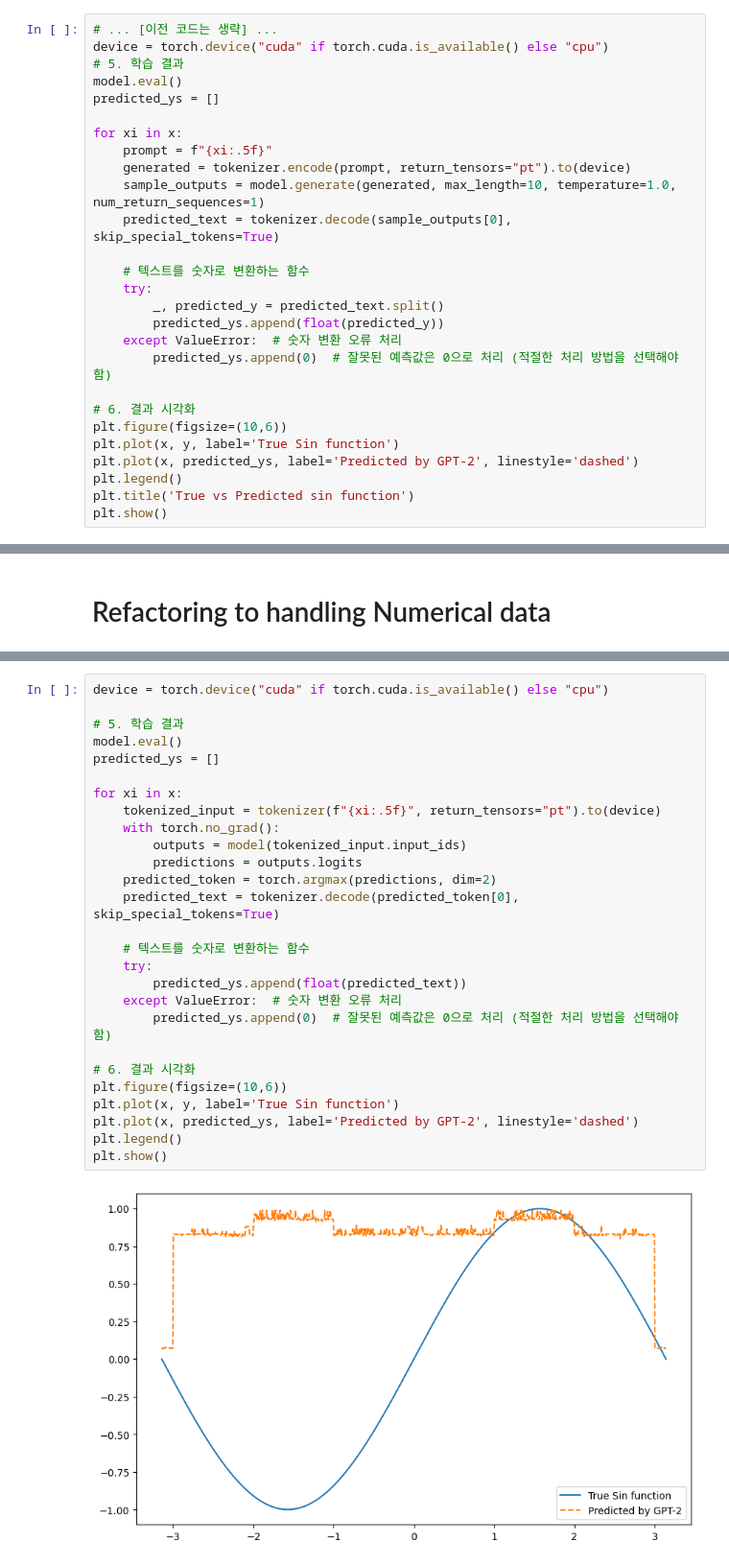
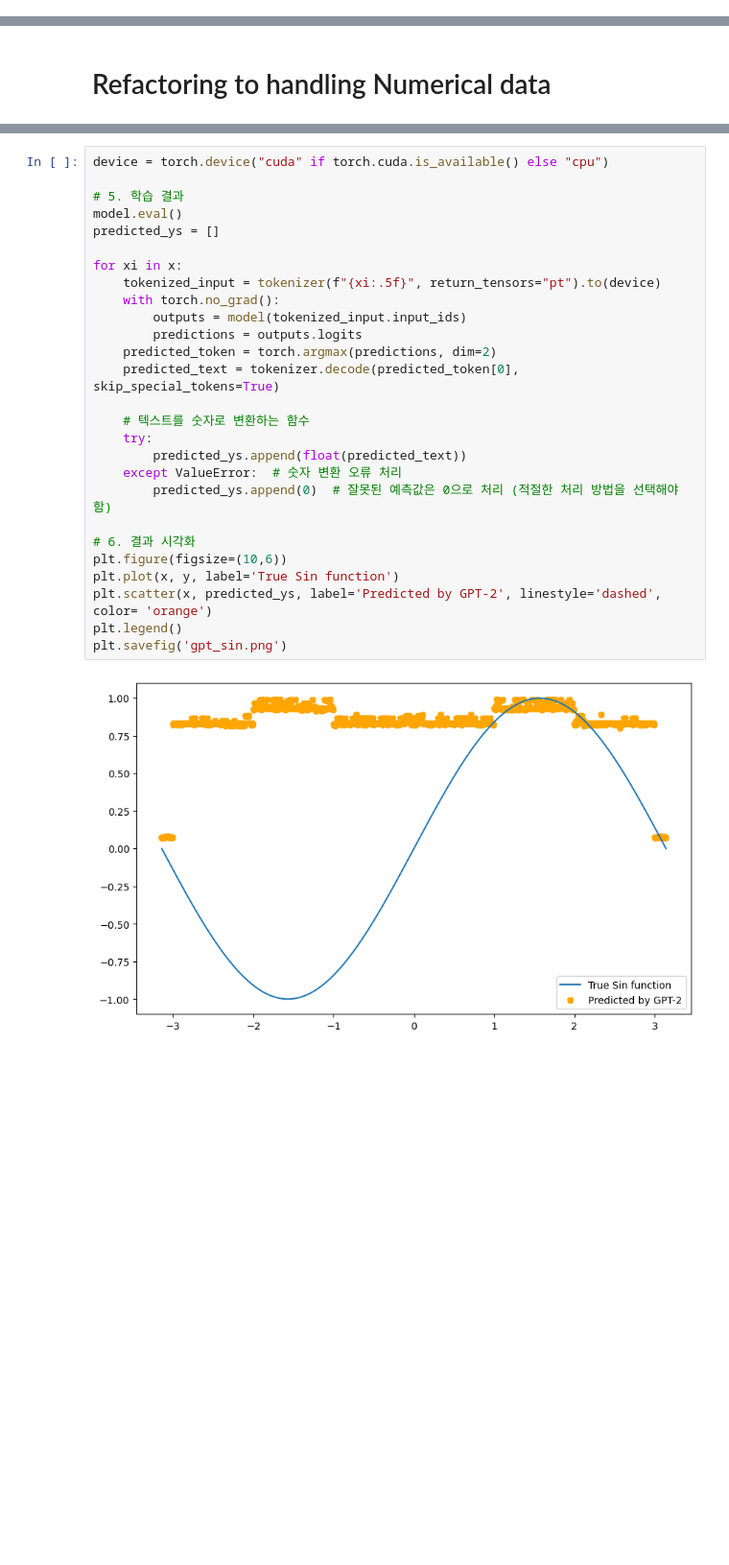
Before and after one commit to jesnk/agent-playground, a Jupyter notebook: gpt/gpt_sin.ipynb, the cells around one changed output, grey strips where cells are left out. Shown at 96% size. Drawn from its saved outputs; the diff is of its cells as text; blank space fills up the shorter version.

```diff
--- a/gpt/gpt_sin.ipynb
+++ b/gpt/gpt_sin.ipynb
@@ -65,27 +0,0 @@ TrainOutput(global_step=9, training_loss=1.9549831814236112, metrics={'train_run
-# %%
-# ... [이전 코드는 생략] ...
-device = torch.device("cuda" if torch.cuda.is_available() else "cpu")
-# 5. 학습 결과
-model.eval()
-predicted_ys = []
-
-for xi in x:
-    prompt = f"{xi:.5f}"
-    generated = tokenizer.encode(prompt, return_tensors="pt").to(device)
-    sample_outputs = model.generate(generated, max_length=10, temperature=1.0, num_return_sequences=1)
-    predicted_text = tokenizer.decode(sample_outputs[0], skip_special_tokens=True)
-
-    # 텍스트를 숫자로 변환하는 함수
-    try:
-        _, predicted_y = predicted_text.split()
-        predicted_ys.append(float(predicted_y))
-    except ValueError:  # 숫자 변환 오류 처리
-        predicted_ys.append(0)  # 잘못된 예측값은 0으로 처리 (적절한 처리 방법을 선택해야 함)
-
-# 6. 결과 시각화
-plt.figure(figsize=(10,6))
-plt.plot(x, y, label='True Sin function')
-plt.plot(x, predicted_ys, label='Predicted by GPT-2', linestyle='dashed')
-plt.legend()
-plt.title('True vs Predicted sin function')
-plt.show()
@@ -207,29 +100,29 @@ TrainOutput(global_step=96, training_loss=2.5406724015871682, metrics={'train_ru
 # %%
 device = torch.device("cuda" if torch.cuda.is_available() else "cpu")
 
 # 5. 학습 결과
 model.eval()
 predicted_ys = []
 
 for xi in x:
     tokenized_input = tokenizer(f"{xi:.5f}", return_tensors="pt").to(device)
     with torch.no_grad():
         outputs = model(tokenized_input.input_ids)
         predictions = outputs.logits
     predicted_token = torch.argmax(predictions, dim=2)
     predicted_text = tokenizer.decode(predicted_token[0], skip_special_tokens=True)
 
     # 텍스트를 숫자로 변환하는 함수
     try:
         predicted_ys.append(float(predicted_text))
     except ValueError:  # 숫자 변환 오류 처리
         predicted_ys.append(0)  # 잘못된 예측값은 0으로 처리 (적절한 처리 방법을 선택해야 함)
 
 # 6. 결과 시각화
 plt.figure(figsize=(10,6))
 plt.plot(x, y, label='True Sin function')
-plt.plot(x, predicted_ys, label='Predicted by GPT-2', linestyle='dashed')
+plt.scatter(x, predicted_ys, label='Predicted by GPT-2', linestyle='dashed', color= 'orange')
 plt.legend()
-plt.show()
+plt.savefig('gpt_sin.png')
 # %% [output]
-[figure, old version]
+[figure, new version]
```
Also changed, not shown: parts of 5 cells of this notebook, 3 other files.
